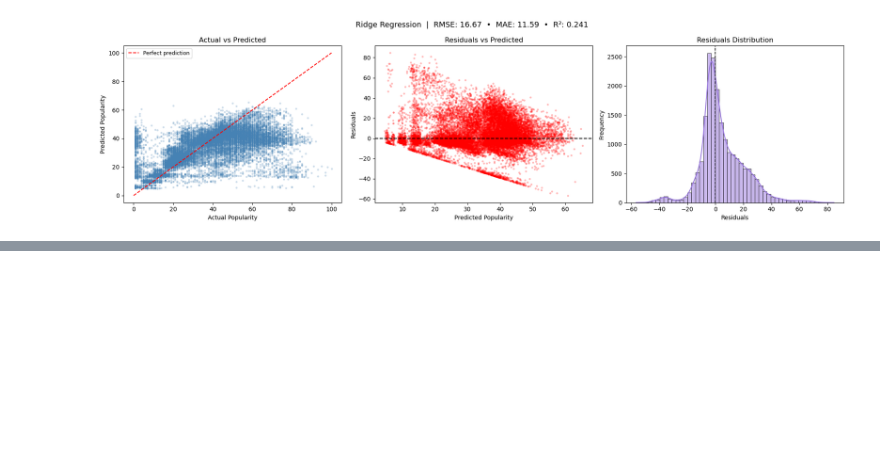
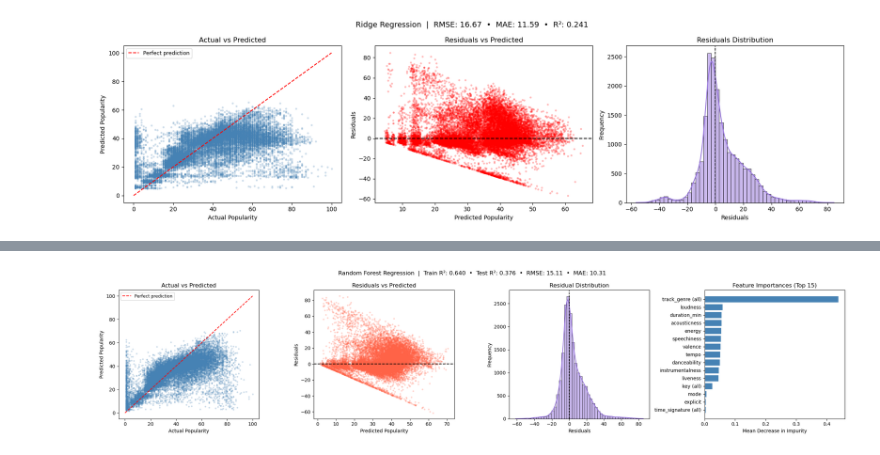
Before and after one commit to canreves/popularity-guesser, a Jupyter notebook: machine-learning.ipynb, the cells around one changed output, grey strips where cells are left out. Cells and saved outputs as stored; diff of their text form; code cells hidden in the pictures; blank space fills up the shorter version.

Commit message:
random forest regression

```diff
--- a/machine-learning.ipynb
+++ b/machine-learning.ipynb
@@ -148,3 +148,97 @@ Ridge Regression (log-transformed target):
   MAE: 11.59
   R²: 0.241
 [figure]
+# %%
+# random forest regression
+
+rf_reg_pipeline = Pipeline([
+    ('prep', preprocessor),
+    ('model', RandomForestRegressor(
+        n_estimators=200,
+        max_depth=None,
+        min_samples_leaf=5,
+        max_features=0.3,
+        oob_score=True,
+        n_jobs=-1,
+        random_state=42
+    ))
+])
+
+rf_reg_pipeline.fit(x_train, y_train_log)
+
+# test metrics
+y_pred_rf_reg  = np.expm1(rf_reg_pipeline.predict(x_test))
+rmse_rf_reg    = np.sqrt(mean_squared_error(y_test_raw, y_pred_rf_reg))
+mae_rf_reg     = mean_absolute_error(y_test_raw, y_pred_rf_reg)
+r2_rf_reg      = r2_score(y_test_raw, y_pred_rf_reg)
+
+# train metrics — detect overfitting/underfitting gap
+y_pred_rf_train = np.expm1(rf_reg_pipeline.predict(x_train))
+r2_train        = r2_score(y_train_raw, y_pred_rf_train)
+oob_r2          = rf_reg_pipeline.named_steps['model'].oob_score_
+
+print("Random Forest Regression (log-transformed target):")
+print(f"  Train R²  : {r2_train:.3f}  (overfitting gap = {r2_train - r2_rf_reg:.3f})")
+print(f"  OOB R²    : {oob_r2:.3f}   (out-of-bag estimate)")
+print(f"  Test  R²  : {r2_rf_reg:.3f}")
+print(f"  RMSE      : {rmse_rf_reg:.2f}")
+print(f"  MAE       : {mae_rf_reg:.2f}")
+
+
+residuals_rf_reg = y_test_raw - y_pred_rf_reg
+
+fig, axes = plt.subplots(1, 4, figsize=(22, 5))
+fig.suptitle(
+    f"Random Forest Regression  |  Train R²: {r2_train:.3f}  •  Test R²: {r2_rf_reg:.3f}  •  RMSE: {rmse_rf_reg:.2f}  •  MAE: {mae_rf_reg:.2f}",
+    fontsize=12
+)
+
+# actual vs predicted
+axes[0].scatter(y_test_raw, y_pred_rf_reg, alpha=0.2, s=6, color='steelblue')
+axes[0].plot([0, 100], [0, 100], "r--", linewidth=1.5, label="Perfect prediction")
+axes[0].set_title("Actual vs Predicted")
+axes[0].set_xlabel("Actual Popularity")
+axes[0].set_ylabel("Predicted Popularity")
+axes[0].legend(fontsize=9)
+
+# residuals vs predicted
+axes[1].scatter(y_pred_rf_reg, residuals_rf_reg, alpha=0.2, s=6, color='tomato')
+axes[1].axhline(0, color="black", linewidth=1.5, linestyle="--")
+axes[1].set_title("Residuals vs Predicted")
+axes[1].set_xlabel("Predicted Popularity")
+axes[1].set_ylabel("Residuals")
+
+# residual distribution
+sns.histplot(residuals_rf_reg, bins=50, kde=True, color="mediumpurple", ax=axes[2])
+axes[2].axvline(0, color='black', linewidth=1.2, linestyle="--")
+axes[2].set_title("Residual Distribution")
+axes[2].set_xlabel("Residuals")
+axes[2].set_ylabel("Frequency")
+
+# feature importances
+rf_model  = rf_reg_pipeline.named_steps['model']
+prep_fit  = rf_reg_pipeline.named_steps['prep']
+
+feat_names = (
+    NUMERIC_FEATURES
+    + list(prep_fit.named_transformers_['cat'].get_feature_names_out(OHE_INT_FEATURES))
+    + list(prep_fit.named_transformers_['ohe'].get_feature_names_out(OHE_STR_FEATURES))
+)
+importances = pd.Series(rf_model.feature_importances_, index=feat_names)
+
+# aggregate OHE groups into single entries
+agg = importances[
+    ~importances.index.str.startswith(("track_genre_", "key_", "time_signature_"))
+].copy()
+agg["track_genre (all)"]   = importances[importances.index.str.startswith("track_genre_")].sum()
+agg["key (all)"]           = importances[importances.index.str.startswith("key_")].sum()
+agg["time_signature (all)"]= importances[importances.index.str.startswith("time_signature_")].sum()
+agg = agg.sort_values(ascending=True).tail(15)
+
+axes[3].barh(agg.index, agg.values, color="steelblue", edgecolor="white")
+axes[3].set_title("Feature Importances (Top 15)")
+axes[3].set_xlabel("Mean Decrease in Impurity")
+
+plt.tight_layout()
+plt.show()
+# %% [output]
@@ -150,0 +251 @@ Ridge Regression (log-transformed target):
+[figure, added]
```
Also changed, not shown: parts of 1 cell of this notebook.
